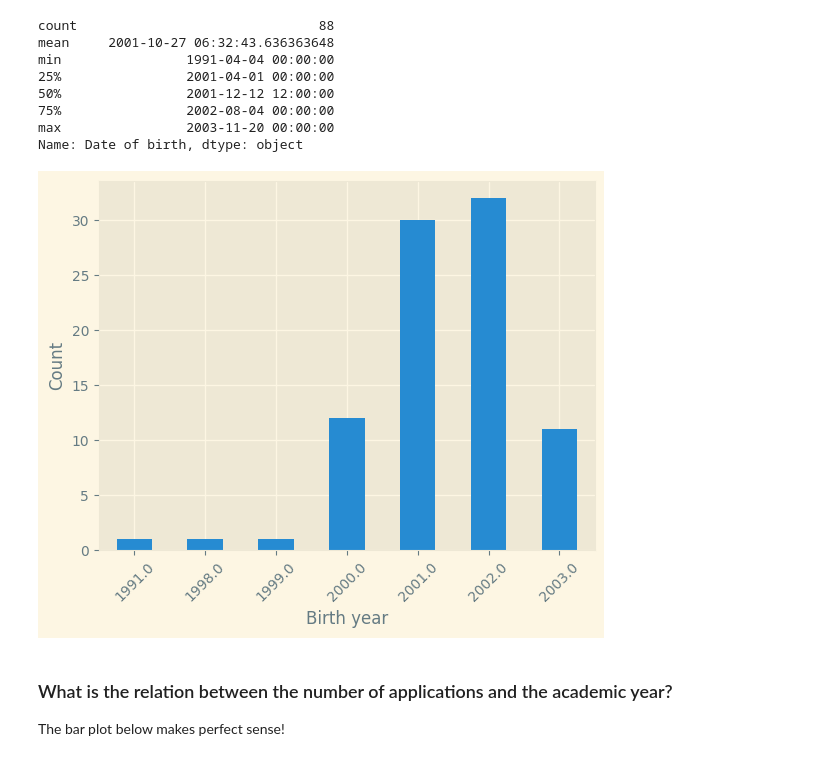
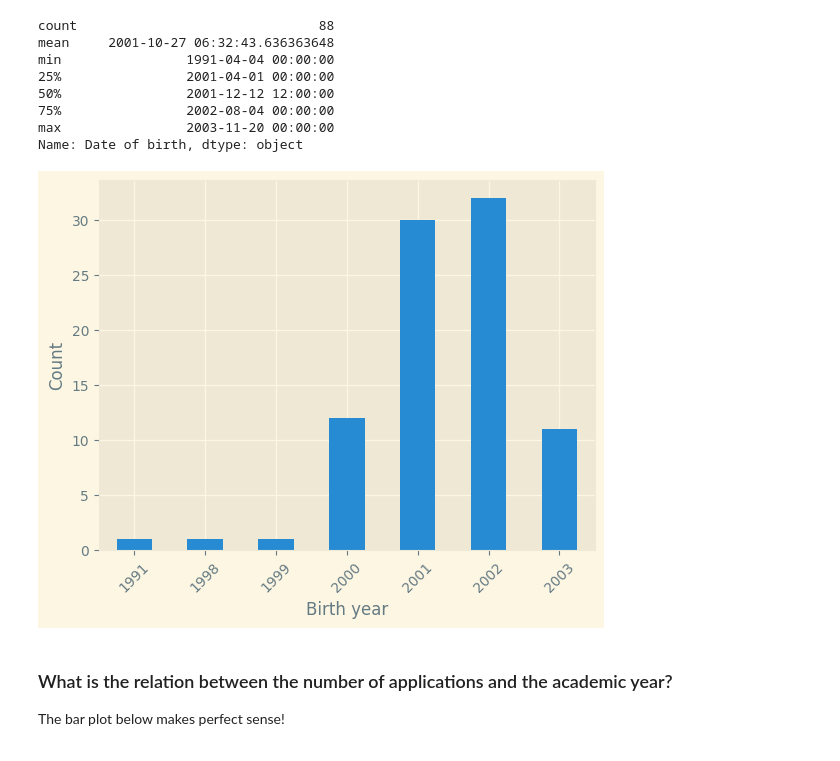
Before and after one commit to MuhammadSawalhy/AI-IEEE-CS23-ZSB, a Jupyter notebook: Task 16 - Practicing Data Analysis/Analysis.ipynb, the cells around one changed output. Cells and saved outputs as stored; diff of their text form; code cells hidden in the pictures.

```diff
--- a/Task 16 - Practicing Data Analysis/Analysis.ipynb
+++ b/Task 16 - Practicing Data Analysis/Analysis.ipynb
@@ -192,14 +192,13 @@ min                1991-04-04 00:00:00
 max                2003-11-20 00:00:00
 Name: Date of birth, dtype: object
 # %%
-# TODO: fix dtype of 'Date of birth'
-ts = data['Date of birth'].dt.year.value_counts().sort_index()
+ts = data['Date of birth'].dt.year.dropna().astype(int).value_counts().sort_index()
 ax = ts.plot(kind='bar', rot=45)
 ax.set_xlabel("Birth year")
 ax.set_ylabel("Count")
 plt.show()
 # %% [output]
-[figure, old version]
+[figure, new version]
 # %% [markdown]
 ### What is the relation between the number of applications and the academic year?
 
```
Also changed, not shown: parts of 4 cells of this notebook.
